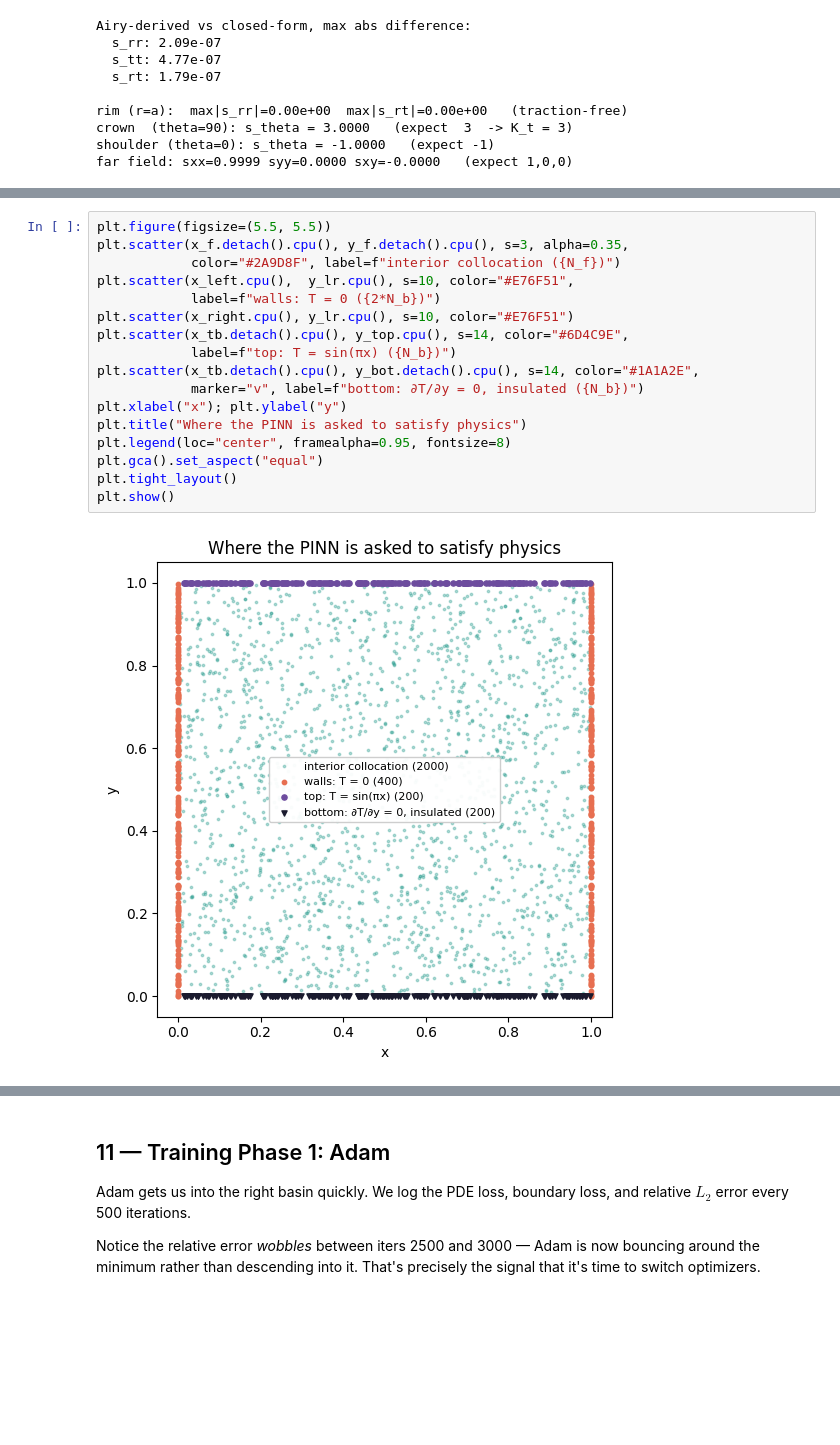
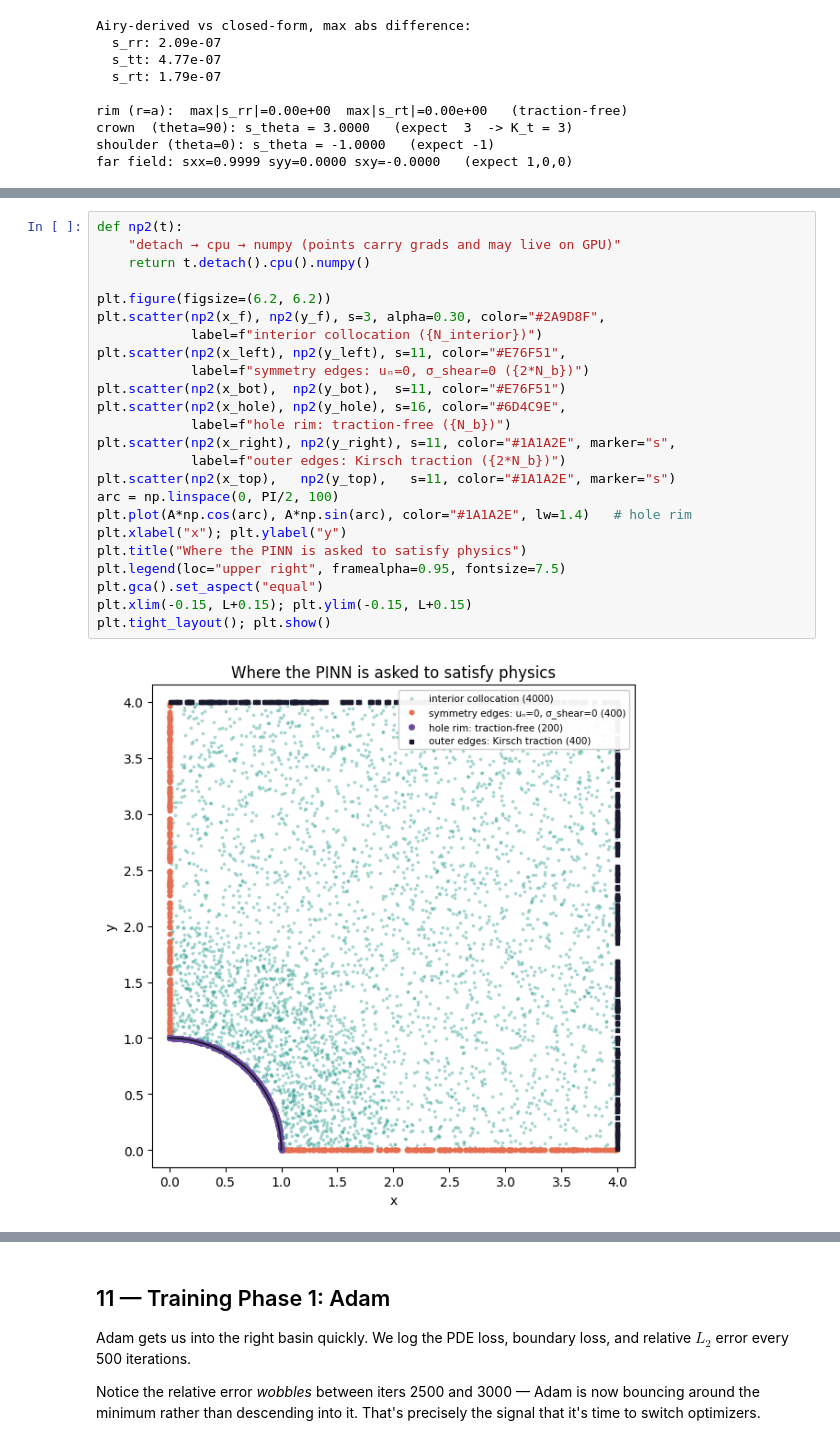
Before and after one commit to rraj-io/PINN_for_Mechanical_Engineer, a Jupyter notebook: PME_Tutorial_03/PME_Tutorial_03_linear_elasticity.ipynb, the cells around one changed output, grey strips where cells are left out. Drawn from its saved outputs; the diff is of its cells as text; blank space fills up the shorter version.

```diff
--- a/PME_Tutorial_03/PME_Tutorial_03_linear_elasticity.ipynb
+++ b/PME_Tutorial_03/PME_Tutorial_03_linear_elasticity.ipynb
@@ -291,20 +370,27 @@ interior points: 2000, boundary points per edge: 200
 # %%
-plt.figure(figsize=(5.5, 5.5))
-plt.scatter(x_f.detach().cpu(), y_f.detach().cpu(), s=3, alpha=0.35,
-            color="#2A9D8F", label=f"interior collocation ({N_f})")
-plt.scatter(x_left.cpu(),  y_lr.cpu(), s=10, color="#E76F51",
-            label=f"walls: T = 0 ({2*N_b})")
-plt.scatter(x_right.cpu(), y_lr.cpu(), s=10, color="#E76F51")
-plt.scatter(x_tb.detach().cpu(), y_top.cpu(), s=14, color="#6D4C9E",
-            label=f"top: T = sin(πx) ({N_b})")
-plt.scatter(x_tb.detach().cpu(), y_bot.detach().cpu(), s=14, color="#1A1A2E",
-            marker="v", label=f"bottom: ∂T/∂y = 0, insulated ({N_b})")
+def np2(t):
+    "detach → cpu → numpy (points carry grads and may live on GPU)"
+    return t.detach().cpu().numpy()
+
+plt.figure(figsize=(6.2, 6.2))
+plt.scatter(np2(x_f), np2(y_f), s=3, alpha=0.30, color="#2A9D8F",
+            label=f"interior collocation ({N_interior})")
+plt.scatter(np2(x_left), np2(y_left), s=11, color="#E76F51",
+            label=f"symmetry edges: uₙ=0, σ_shear=0 ({2*N_b})")
+plt.scatter(np2(x_bot),  np2(y_bot),  s=11, color="#E76F51")
+plt.scatter(np2(x_hole), np2(y_hole), s=16, color="#6D4C9E",
+            label=f"hole rim: traction-free ({N_b})")
+plt.scatter(np2(x_right), np2(y_right), s=11, color="#1A1A2E", marker="s",
+            label=f"outer edges: Kirsch traction ({2*N_b})")
+plt.scatter(np2(x_top),   np2(y_top),   s=11, color="#1A1A2E", marker="s")
+arc = np.linspace(0, PI/2, 100)
+plt.plot(A*np.cos(arc), A*np.sin(arc), color="#1A1A2E", lw=1.4)   # hole rim
 plt.xlabel("x"); plt.ylabel("y")
 plt.title("Where the PINN is asked to satisfy physics")
-plt.legend(loc="center", framealpha=0.95, fontsize=8)
+plt.legend(loc="upper right", framealpha=0.95, fontsize=7.5)
 plt.gca().set_aspect("equal")
-plt.tight_layout()
-plt.show()
+plt.xlim(-0.15, L+0.15); plt.ylim(-0.15, L+0.15)
+plt.tight_layout(); plt.show()
 # %% [output]
-[figure, old version]
+[figure, new version]
 # %% [markdown]
```
Also changed, not shown: parts of 17 cells of this notebook, 1 other file.
